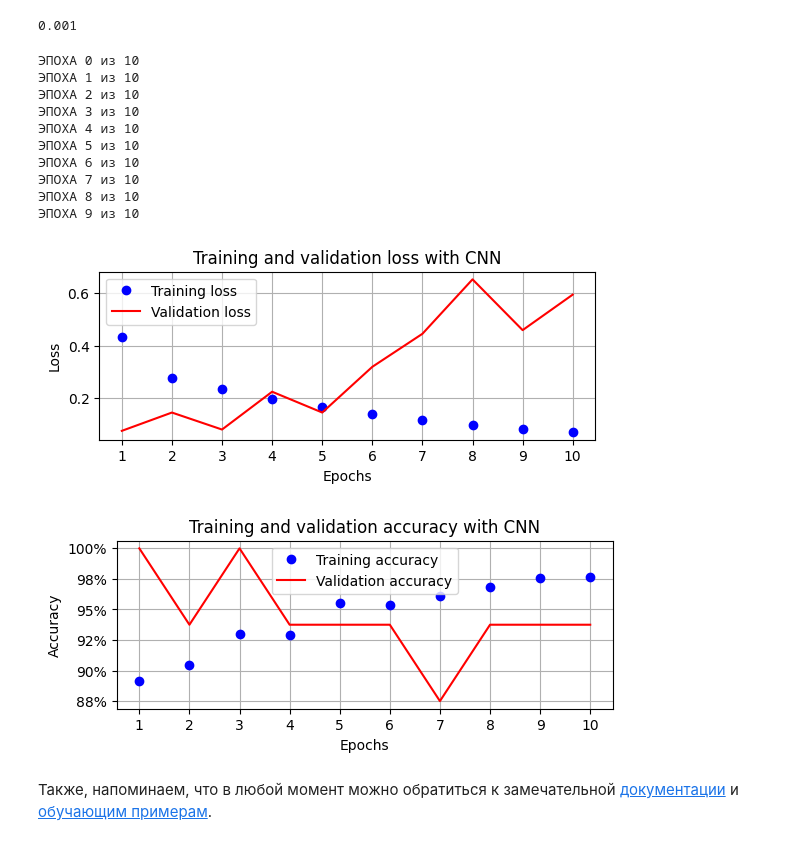
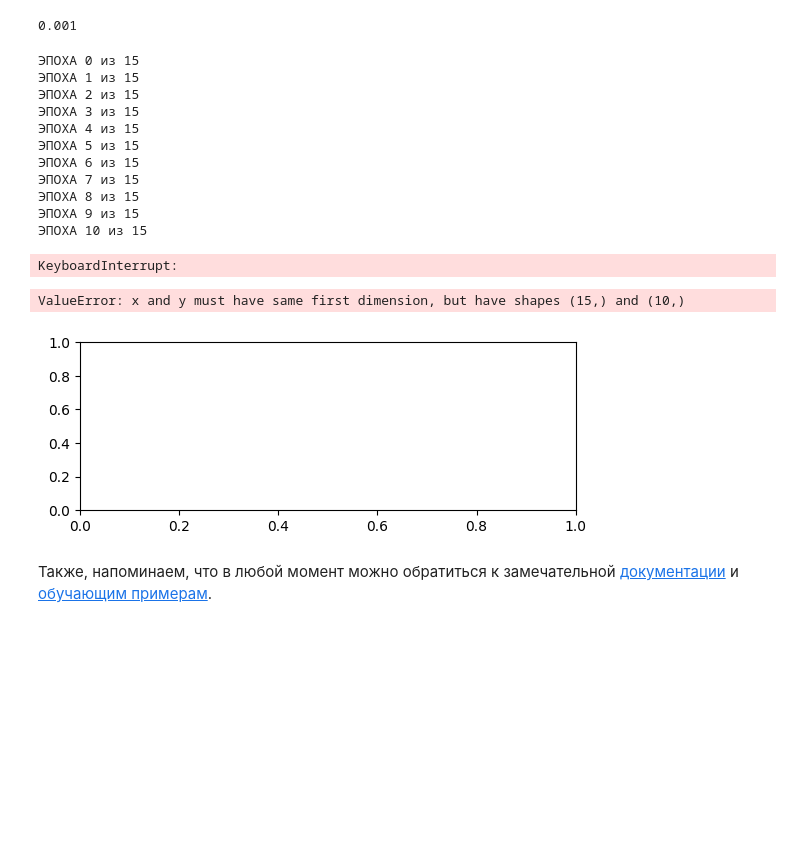
Before and after one commit to mishanko/ml-course, a Jupyter notebook: homeworks/hw04_overfitting/hw_fmnist_overfitting.ipynb, the cells around one changed output. Saved outputs shown, nothing was run; the diff lists cells and outputs as text; code cells hidden in the pictures; blank space fills up the shorter version.

```diff
--- a/homeworks/hw04_overfitting/hw_fmnist_overfitting.ipynb
+++ b/homeworks/hw04_overfitting/hw_fmnist_overfitting.ipynb
@@ -139,19 +143,19 @@ device = (
 # __________start of block__________
 
 train_fmnist_data = FashionMNIST(
-    "../hw01_classification", train=True, transform=torchvision.transforms.ToTensor(), download=False
+    "../hw01_classification", train=True, transform=torchvision.transforms.Compose([torchvision.transforms.ToTensor()]), download=False
 )
 test_fmnist_data = FashionMNIST(
-    "../hw01_classification", train=False, transform=torchvision.transforms.ToTensor(), download=False
+    "../hw01_classification", train=False, transform=torchvision.transforms.Compose([torchvision.transforms.ToTensor()]), download=False
 )
 
 
 train_data_loader = torch.utils.data.DataLoader(
-    train_fmnist_data, batch_size=32, shuffle=True, num_workers=2
+    train_fmnist_data, batch_size=64, shuffle=True, num_workers=5
 )
 
 test_data_loader = torch.utils.data.DataLoader(
-    test_fmnist_data, batch_size=32, shuffle=False, num_workers=2
+    test_fmnist_data, batch_size=64, shuffle=False, num_workers=5
 )
 
 random_batch = next(iter(train_data_loader))
@@ -170,14 +174,12 @@ __Внимание, ваша модель должна быть представ
 # %%
 # Creating model instance
 model_task_1 = nn.Sequential(
-    nn.Conv2d(in_channels=1, out_channels=64, kernel_size=3),
+    nn.Conv2d(1, 64, kernel_size=3),
     nn.MaxPool2d(2),
     nn.ReLU(),
-
-    nn.Conv2d(64, out_channels=128, kernel_size=3),
+    nn.Conv2d(64, 128, kernel_size=3),
     nn.MaxPool2d(2),
     nn.ReLU(),
-
     nn.Flatten(),
     nn.Linear(3200, 256),
     nn.ReLU(),
@@ -259,10 +261,7 @@ loss_fn = nn.CrossEntropyLoss()
 def train_batch(x, y, model, opt, loss_fn):
     model.zero_grad()
     pred = model(x)
-    l1_regularization = 0
-    for param in model.parameters():
-        l1_regularization += torch.norm(param,1)
-    loss = loss_fn(pred, y)+0.0001*l1_regularization
+    loss = loss_fn(pred, y)
     loss.backward()
     opt.step()
     return loss.item()
@@ -284,25 +283,25 @@ def val_loss(x, y, model, loss_fn):
 # %%
 train_losses, train_accuracy = [], []
 val_losses, val_accuracy = [], []
-N_EPOCH = 10
+N_EPOCH = 15
 
 for i in range(N_EPOCH):
     print(f"ЭПОХА {i} из {N_EPOCH}")
 
     train_epoch_losses, train_epoch_accuracies = [], []
     for ix, batch in enumerate(iter(train_data_loader)):
-        x, y = batch
+        x, y = batch[0].to(device), batch[1].to(device)
         train_loss = train_batch(x, y, model_task_1, optim, loss_fn)
         train_epoch_losses.append(train_loss)
     train_epoch_loss = np.array(train_epoch_losses).mean()
     for ix, batch in enumerate(iter(train_data_loader)):
-        x, y = batch
+        x, y = batch[0].to(device), batch[1].to(device)
         is_correct = accuracy(x, y, model_task_1)
         train_epoch_accuracies.extend(is_correct)
     train_epoch_accuracy = np.mean(train_epoch_accuracies)
 
     for ix, batch in enumerate(iter(test_data_loader)):
-        x, y = batch
+        x, y = batch[0].to(device), batch[1].to(device)
         val_is_correct = accuracy(x, y, model_task_1)
         validation_loss = val_loss(x, y, model_task_1, loss_fn)
     val_epoch_accuracy = np.mean(val_is_correct)
@@ -312,46 +311,48 @@ for i in range(N_EPOCH):
     val_losses.append(validation_loss)
     val_accuracy.append(val_epoch_accuracy)
 # %% [output]
-ЭПОХА 0 из 10
-ЭПОХА 1 из 10
-ЭПОХА 2 из 10
-ЭПОХА 3 из 10
-ЭПОХА 4 из 10
-ЭПОХА 5 из 10
-ЭПОХА 6 из 10
-ЭПОХА 7 из 10
-ЭПОХА 8 из 10
-ЭПОХА 9 из 10
+ЭПОХА 0 из 15
+ЭПОХА 1 из 15
+ЭПОХА 2 из 15
+ЭПОХА 3 из 15
+ЭПОХА 4 из 15
+ЭПОХА 5 из 15
+ЭПОХА 6 из 15
+ЭПОХА 7 из 15
+ЭПОХА 8 из 15
+ЭПОХА 9 из 15
+ЭПОХА 10 из 15
+KeyboardInterrupt:
 # %%
 epochs = np.arange(N_EPOCH)+1
 import matplotlib.pyplot as plt
 import matplotlib.ticker as mticker
 %matplotlib inline
 plt.subplot(211)
-plt.plot(epochs, [j for i, j in enumerate(train_losses) if i % 2 != 0], 'bo', label='Training loss')
+plt.plot(epochs, train_losses, 'bo', label='Training loss')
 plt.plot(epochs, val_losses, 'r', label='Validation loss')
 plt.gca().xaxis.set_major_locator(mticker.MultipleLocator(1))
 plt.title('Training and validation loss with CNN')
 plt.xlabel('Epochs')
 plt.ylabel('Loss')
 plt.legend()
 plt.grid('off')
 plt.show()
 plt.subplot(212)
 plt.plot(epochs, train_accuracy, 'bo', label='Training accuracy')
 plt.plot(epochs, val_accuracy, 'r', label='Validation accuracy')
 plt.gca().xaxis.set_major_locator(mticker.MultipleLocator(1))
 plt.title('Training and validation accuracy with CNN')
 plt.xlabel('Epochs')
 plt.ylabel('Accuracy')
 #plt.ylim(0.8,1)
 plt.gca().set_yticklabels(['{:.0f}%'.format(x*100) for x in plt.gca().get_yticks()])
 plt.legend()
 plt.grid('off')
 plt.show()
 # %% [output]
+ValueError: x and y must have same first dimension, but have shapes (15,) and (10,)
-[figure, old version]
+[figure, new version]
-[figure, removed]
 # %% [markdown]
 Также, напоминаем, что в любой момент можно обратиться к замечательной [документации](https://pytorch.org/docs/stable/index.html) и [обучающим примерам](https://pytorch.org/tutorials/).
 # %% [markdown]
```
Also changed, not shown: parts of 30 cells of this notebook, 3 other files.
